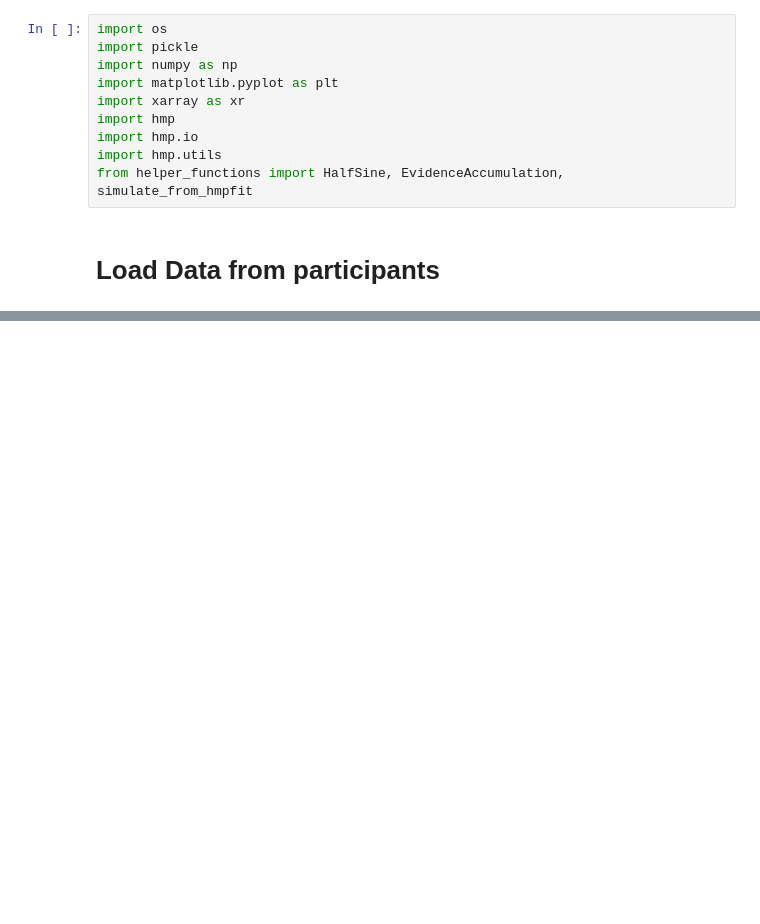
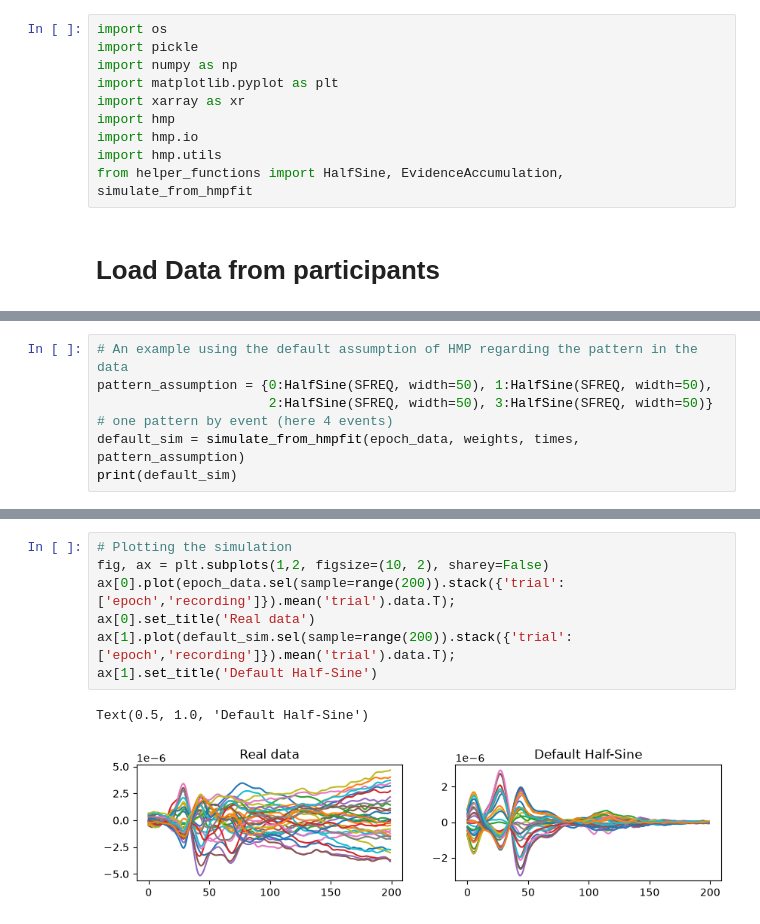
Before and after one commit to cleliamr/EEG_prediction, a Jupyter notebook: main.ipynb, the cells around one changed output, grey strips where cells are left out. Cells and saved outputs as stored; diff of their text form; blank space fills up the shorter version.

Commit message:
basic simulation

```diff
--- a/main.ipynb
+++ b/main.ipynb
@@ -130,0 +137,7 @@ NameError: name 'times' is not defined
+# %%
+# An example using the default assumption of HMP regarding the pattern in the data
+pattern_assumption = {0:HalfSine(SFREQ, width=50), 1:HalfSine(SFREQ, width=50),
+                      2:HalfSine(SFREQ, width=50), 3:HalfSine(SFREQ, width=50)}
+# one pattern by event (here 4 events)
+default_sim = simulate_from_hmpfit(epoch_data, weights, times, pattern_assumption)
+print(default_sim)
@@ -130,0 +162,10 @@ NameError: name 'times' is not defined
+# %%
+# Plotting the simulation
+fig, ax = plt.subplots(1,2, figsize=(10, 2), sharey=False)
+ax[0].plot(epoch_data.sel(sample=range(200)).stack({'trial':['epoch','recording']}).mean('trial').data.T);
+ax[0].set_title('Real data')
+ax[1].plot(default_sim.sel(sample=range(200)).stack({'trial':['epoch','recording']}).mean('trial').data.T);
+ax[1].set_title('Default Half-Sine')
+# %% [output]
+Text(0.5, 1.0, 'Default Half-Sine')
+[figure, added]
```
Also changed, not shown: parts of 9 cells of this notebook.
